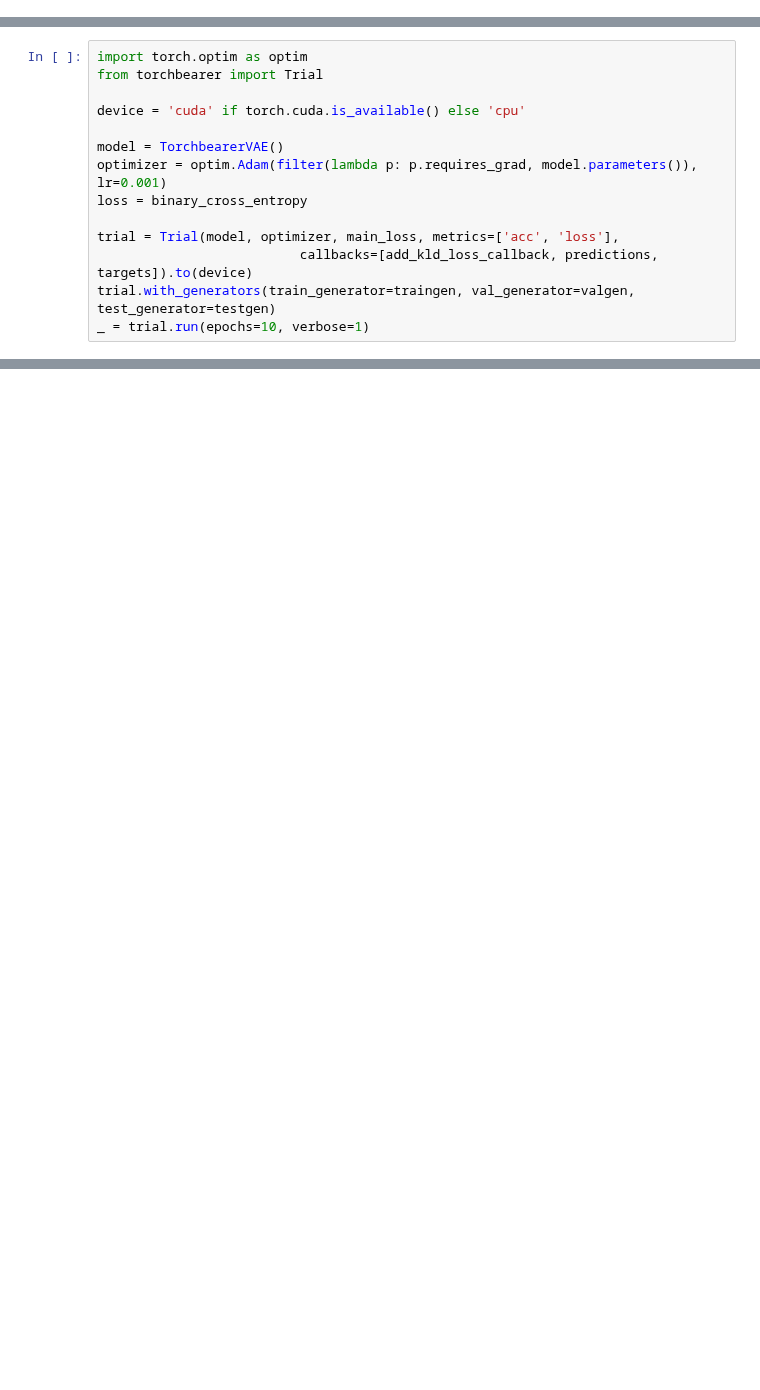
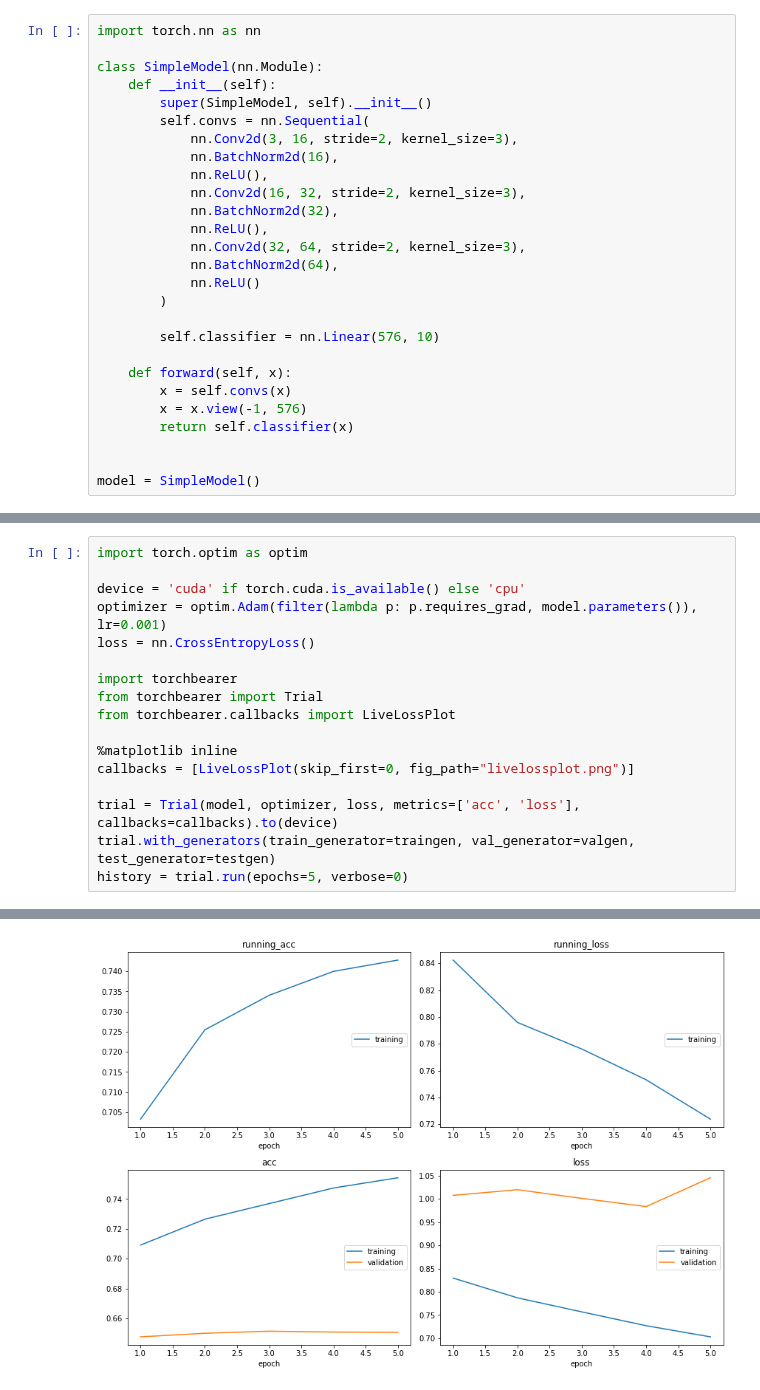
Before and after one commit to pytorchbearer/torchbearer, a Jupyter notebook: docs/_static/notebooks/livelossplot.ipynb, the cells around one changed output, grey strips where cells are left out. Cells and saved outputs as stored; diff of their text form; blank space fills up the shorter version.

```diff
--- a/docs/_static/notebooks/vae.ipynb
+++ b/docs/_static/notebooks/livelossplot.ipynb
@@ -179,0 +60,27 @@ Now lets train the model. We shall skip training the standard PyTorch model sinc
+# %%
+import torch.nn as nn
+
+class SimpleModel(nn.Module):
+    def __init__(self):
+        super(SimpleModel, self).__init__()
+        self.convs = nn.Sequential(
+            nn.Conv2d(3, 16, stride=2, kernel_size=3),
+            nn.BatchNorm2d(16),
+            nn.ReLU(),
+            nn.Conv2d(16, 32, stride=2, kernel_size=3),
+            nn.BatchNorm2d(32),
+            nn.ReLU(),
+            nn.Conv2d(32, 64, stride=2, kernel_size=3),
+            nn.BatchNorm2d(64),
+            nn.ReLU()
+        )
+
+        self.classifier = nn.Linear(576, 10)
+
+    def forward(self, x):
+        x = self.convs(x)
+        x = x.view(-1, 576)
+        return self.classifier(x)
+
+
+model = SimpleModel()
@@ -180,15 +92,18 @@ Now lets train the model. We shall skip training the standard PyTorch model sinc
 # %%
 import torch.optim as optim
-from torchbearer import Trial
 
 device = 'cuda' if torch.cuda.is_available() else 'cpu'
+optimizer = optim.Adam(filter(lambda p: p.requires_grad, model.parameters()), lr=0.001)
+loss = nn.CrossEntropyLoss()
 
-model = TorchbearerVAE()
-optimizer = optim.Adam(filter(lambda p: p.requires_grad, model.parameters()), lr=0.001)
-loss = binary_cross_entropy
+import torchbearer
+from torchbearer import Trial
+from torchbearer.callbacks import LiveLossPlot
 
-trial = Trial(model, optimizer, main_loss, metrics=['acc', 'loss'],
-                          callbacks=[add_kld_loss_callback, predictions, targets]).to(device)
+%matplotlib inline
+callbacks = [LiveLossPlot(skip_first=0, fig_path="livelossplot.png")]
+
+trial = Trial(model, optimizer, loss, metrics=['acc', 'loss'], callbacks=callbacks).to(device)
 trial.with_generators(train_generator=traingen, val_generator=valgen, test_generator=testgen)
-_ = trial.run(epochs=10, verbose=1)
+history = trial.run(epochs=5, verbose=0)
 # %% [output]
@@ -195,0 +110 @@ _ = trial.run(epochs=10, verbose=1)
+[figure, added]
```
Also changed, not shown: parts of 23 cells of this notebook, 14 other files.
